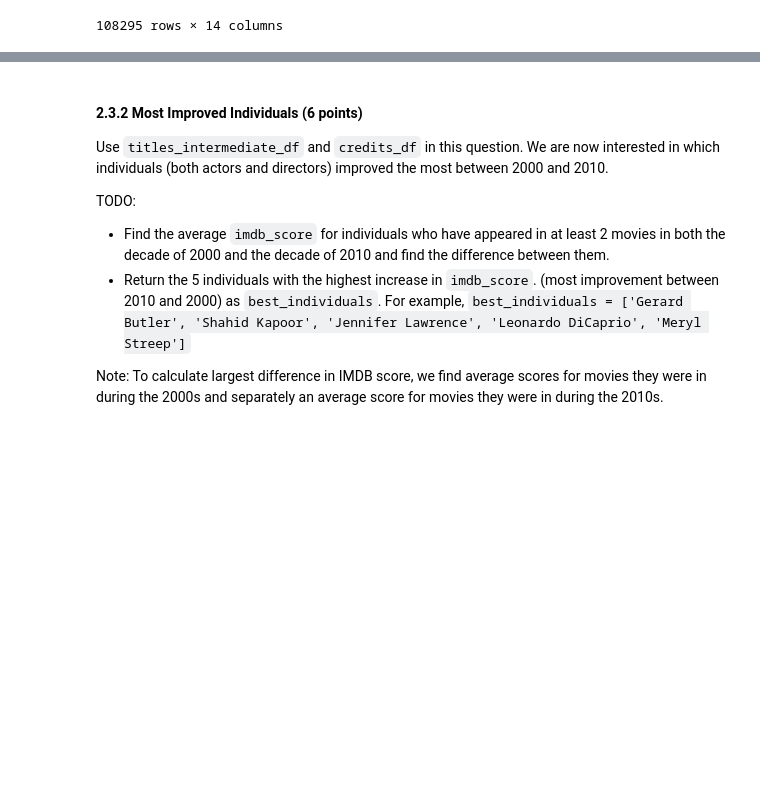
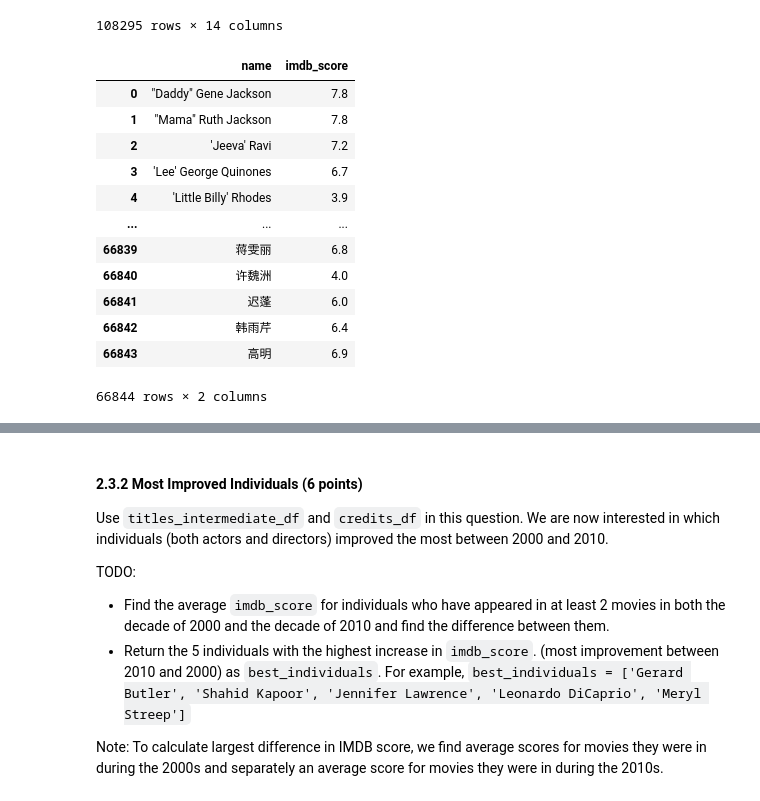
Before and after one commit to YanfuOu/CIS545, a Jupyter notebook: Yanfu_HW_1_FA2024.ipynb, the cells around one changed output, grey strips where cells are left out. Saved outputs shown, nothing was run; the diff lists cells and outputs as text; code cells hidden in the pictures; blank space fills up the shorter version.

```diff
--- a/Yanfu_HW_1_FA2024.ipynb
+++ b/Yanfu_HW_1_FA2024.ipynb
@@ -1109,3 +1076,23 @@ combine_df
 | 108293 | tm1019060 | Anbirkiniyal | 2021 | 118 | 6.8 | 361.0 | 2.191 | 7.0 | ... |
 | 108294 | tm1019060 | Anbirkiniyal | 2021 | 118 | 6.8 | 361.0 | 2.191 | 7.0 | ... |
 108295 rows × 14 columns
+# %%
+actors_df = combine_df[(combine_df['role'] == "ACTOR")]
+actors_name_count = actors_df["name"].value_counts().reset_index()
+actors_average = pd.merge(actors_df, actors_name_count, on='name', how='inner')
+actors_average = actors_average.groupby(by='name', as_index=False)['imdb_score'].mean()
+actors_average
+# %% [output]
+|  | name | imdb_score |
+| 0 | "Daddy" Gene Jackson | 7.8 |
+| 1 | "Mama" Ruth Jackson | 7.8 |
+| 2 | 'Jeeva' Ravi | 7.2 |
+| 3 | 'Lee' George Quinones | 6.7 |
+| 4 | 'Little Billy' Rhodes | 3.9 |
+| ... | ... | ... |
+| 66839 | 蒋雯丽 | 6.8 |
+| 66840 | 许魏洲 | 4.0 |
+| 66841 | 迟蓬 | 6.0 |
+| 66842 | 韩雨芹 | 6.4 |
+| 66843 | 高明 | 6.9 |
+66844 rows × 2 columns
```
Also changed, not shown: parts of 9 cells of this notebook.
